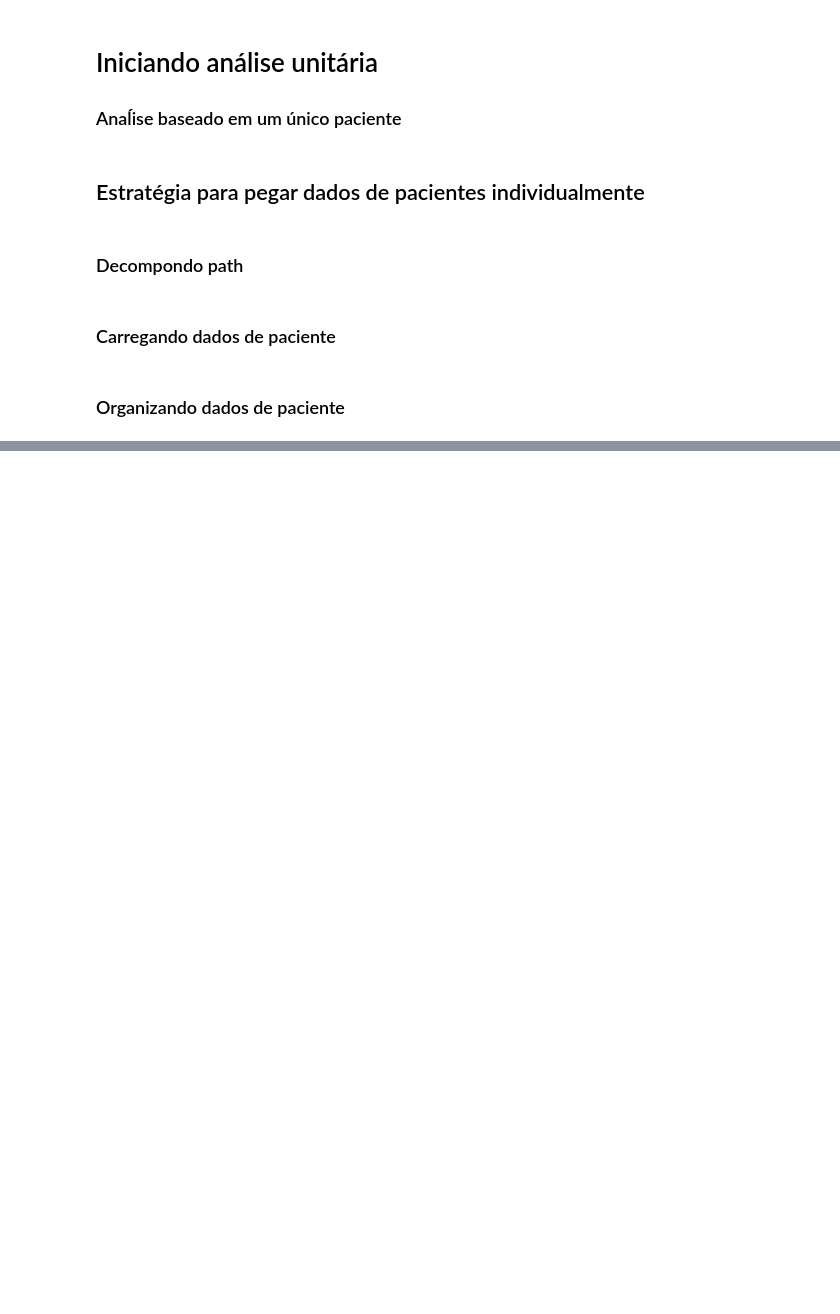
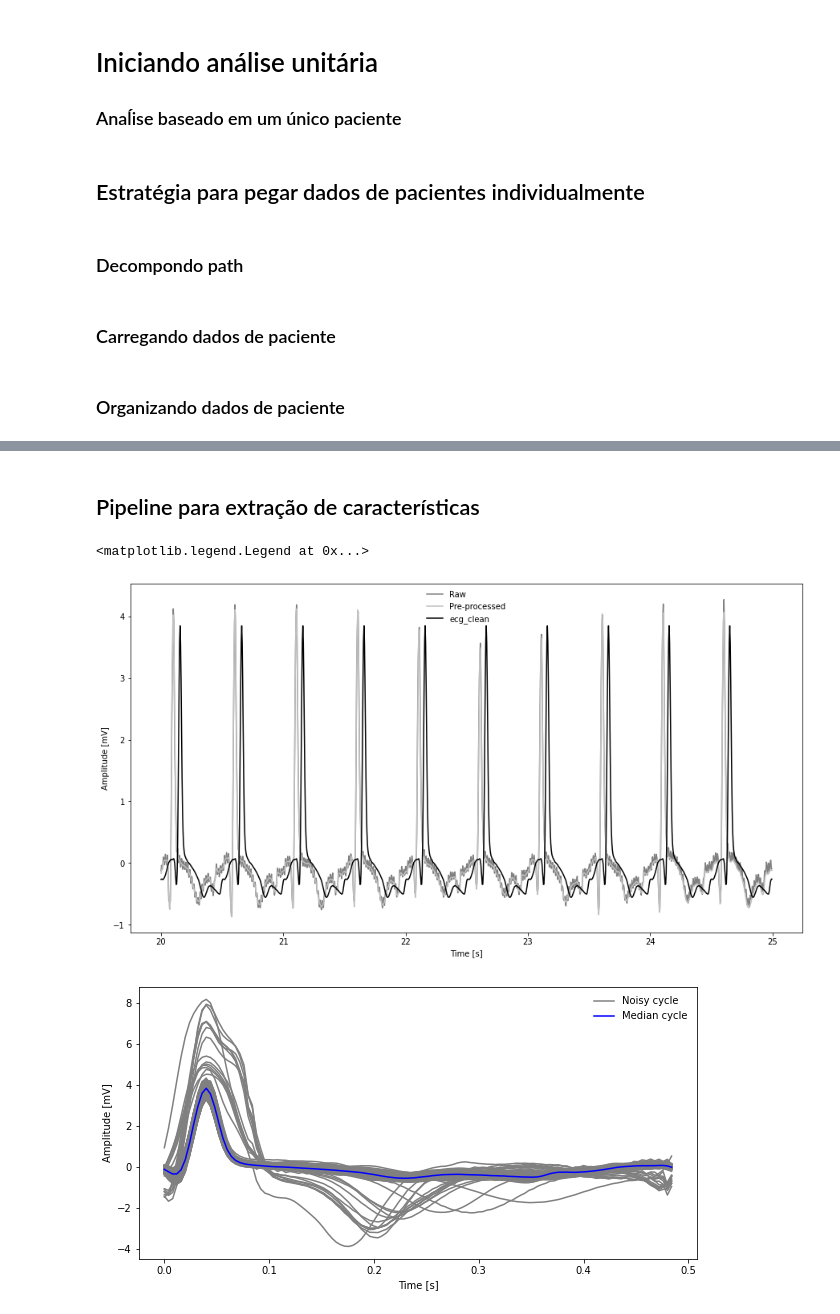
Before and after one commit to davicn/doutorado_ppgee_v2, a Jupyter notebook: src/notebooks/7-analise_unitaria.ipynb, the cells around one changed output, grey strips where cells are left out. Cells and saved outputs as stored; diff of their text form; code cells hidden in the pictures; blank space fills up the shorter version.

```diff
--- a/src/notebooks/7-analise_unitaria.ipynb
+++ b/src/notebooks/7-analise_unitaria.ipynb
@@ -74,6 +74,7 @@ def set_labels(df_, file, info):
     # COM CRISE = 1 -> yes
     # SEM CRISE = 0 -> not
     df_['labels'] = np.repeat('not',len(df_))
+    df_['file'] = np.repeat(file,len(df_))
 
     for index ,row in periods.iterrows():
         df_.loc[row['inicio']:row['fim'],'labels'] = np.repeat('yes',(row['fim']-row['inicio'])+1)
@@ -108,0 +94,10 @@ signals[signals['labels']=='yes']
+# %% [markdown]
+## Pipeline para extração de características
+# %%
+arq = signals['file'].unique()[0]
+
+ecg_not = signals[(signals.file==arq) & (signals.labels=='not')].reset_index(drop=True)[ecg_ch]
+
+ecg_yes = signals[(signals.file==arq) & (signals.labels=='yes')].reset_index(drop=True)[ecg_ch]
+# %%
+x = ecg_yes.to_numpy()*(-1)
@@ -108,0 +190,56 @@ signals[signals['labels']=='yes']
+# %%
+import matplotlib.pyplot as plt
+
+Ts = 1/freq
+
+ecg_pre, ecg_mV, t = ecg_filter(x,freq)
+
+# ecg_for_peaks = ecg_pre[freq*20:freq*40]
+# t_peaks = np.arange(0, len(ecg_for_peaks)*Ts, Ts)
+
+# r_peaks, r_peaks_prop = get_rpeaks(ecg_for_peaks,freq)
+
+r_peaks, r_peaks_prop = get_rpeaks(ecg_pre,freq)
+
+(ecg_clean, mCC, cc_modulated) = ecg_segmented_beat_modulation_noise_removal(
+    ecg_pre,
+    freq,
+    r_peaks);
+# fig = plt.figure(figsize=(10,7))
+
+fig, ax = plt.subplots(1, 1, figsize=[15, 8])
+plt.plot(t[freq*20:freq*25], ecg_mV[freq*20:freq*25], color='gray')
+plt.plot(t[freq*20:freq*25], ecg_pre[freq*20:freq*25], color='silver')
+plt.plot(t[freq*20:freq*25], ecg_clean[freq*20:freq*25], color='black')
+
+ax.legend(["Raw", "Pre-processed","ecg_clean"], frameon=False)
+ax.set_xlabel("Time [s]")
+ax.set_ylabel("Amplitude [mV]")
+
+
+t_mCC = np.arange(0, len(mCC)*Ts, Ts)
+
+fig, ax = plt.subplots(1, 1, figsize=[10, 5])
+for ii, cc_modulated_ in enumerate(cc_modulated):
+    if ii == 1:
+        line_legend = "Noisy cycle"
+    else:
+        line_legend = None
+    plt.plot(t_mCC, cc_modulated_, color='gray', label=line_legend)
+plt.plot(t_mCC, mCC, color='blue', label="Median cycle")
+ax.set_xlabel("Time [s]")
+ax.set_ylabel("Amplitude [mV]")
+# ax.set_ylim([-0.75, 1.25])
+ax.legend(frameon=False)
+# fig.savefig(PATH_IMAGES/'ecg_template.png', dpi=1000, bbox_inches='tight')
+
+# fig, ax = plt.subplots(1, 1, figsize=[10, 5])
+# plt.plot(t_peaks, list(ecg_for_peaks), color='black')
+# plt.plot(r_peaks*Ts, r_peaks_prop['peak_heights'], 'or',color='orange')
+# ax.legend(["ECG", "Peaks"], frameon=False)
+# ax.set_xlabel("Time [s]")
+# ax.set_ylabel("Amplitude [mV]")
+# %% [output]
+<matplotlib.legend.Legend at 0x...>
+[figure, added]
+[figure, added]
```
Also changed, not shown: parts of 7 cells of this notebook, 1 other file.
